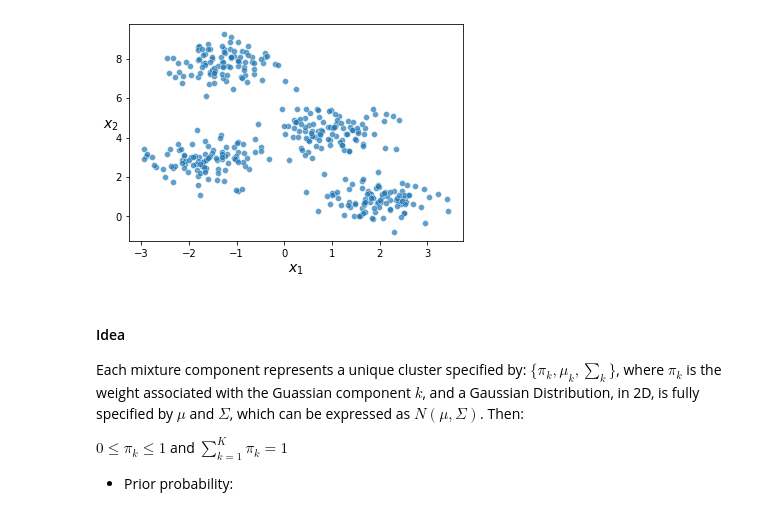
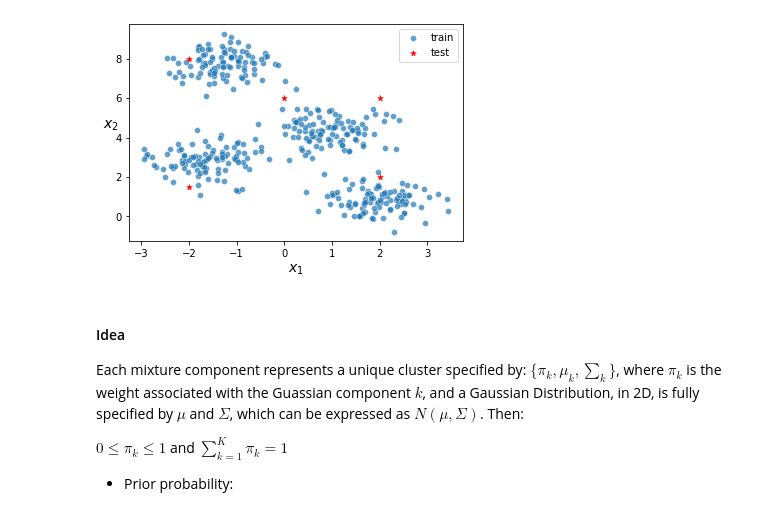
Before and after one commit to paulaceccon/ml-from-scratch, a Jupyter notebook: notebooks/expectation_maximization.ipynb, the cells around one changed output. Cells and saved outputs as stored; diff of their text form; code cells hidden in the pictures.

```diff
--- a/notebooks/expectation_maximization.ipynb
+++ b/notebooks/expectation_maximization.ipynb
@@ -20,12 +20,21 @@ rng = np.random.RandomState(42)
 X_train, y_train = make_blobs(
     n_samples=400, centers=4, cluster_std=0.60, random_state=0
 )
+X_test = np.array([[-2, 8], [-2, 1.5], [0, 6], [2, 6], [2, 2]])
 # %%
-sns.scatterplot(x=X_train[:, 0], y=X_train[:, 1], alpha=0.7)
+sns.scatterplot(x=X_train[:, 0], y=X_train[:, 1], alpha=0.7, label="train")
 plt.xlabel("$x_1$", fontsize=14)
-plt.ylabel("$x_2$", fontsize=14, rotation=0);
+plt.ylabel("$x_2$", fontsize=14, rotation=0)
+sns.scatterplot(
+    x=X_test[:, 0],
+    y=X_test[:, 1],
+    label="test",
+    edgecolor=None,
+    marker="*",
+    color="red",
+);
 # %% [output]
-[figure, old version]
+[figure, new version]
 # %% [markdown]
 #### Idea
 
```
Also changed, not shown: parts of 6 cells of this notebook.
